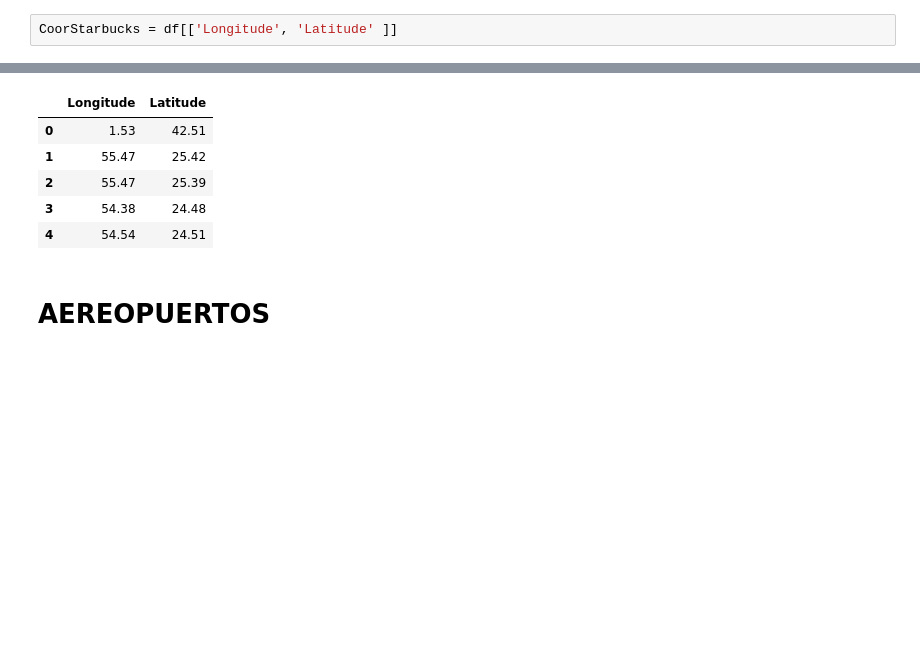
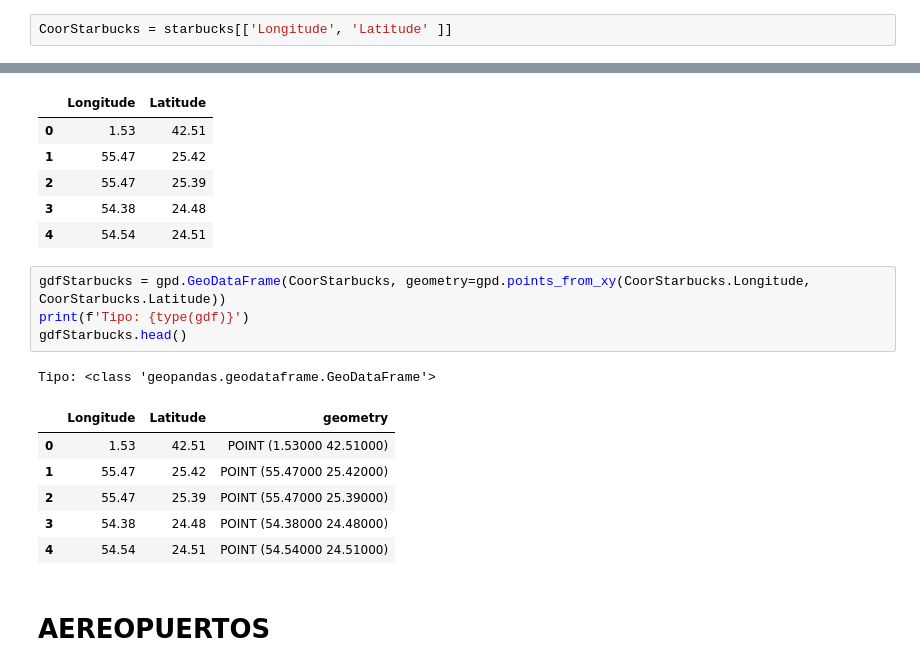
Before and after one commit to Bersuan/Proyecto-MongoDB, a Jupyter notebook: FilterStartups.ipynb, the cells around one changed output, grey strips where cells are left out. Saved outputs shown, nothing was run; the diff lists cells and outputs as text; blank space fills up the shorter version.

```diff
--- a/FilterStartups.ipynb
+++ b/FilterStartups.ipynb
@@ -186,7 +204,7 @@ starbucks.head()
 | 3 | Starbucks | 22126-218024 | Twofour 54 | Licensed | Al Salam Street | Abu Dhabi | AZ | AE | ... |
 | 4 | Starbucks | 17127-178586 | Al Ain Tower | Licensed | Khaldiya Area, Abu Dhabi Island | Abu Dhabi | AZ | AE | ... |
 # %%
-CoorStarbucks = df[['Longitude', 'Latitude' ]]
+CoorStarbucks = starbucks[['Longitude', 'Latitude' ]]
 # %%
 CoorStarbucks.head()
 # %% [output]
@@ -196,6 +214,18 @@ CoorStarbucks.head()
 | 2 | 55.47 | 25.39 |
 | 3 | 54.38 | 24.48 |
 | 4 | 54.54 | 24.51 |
+# %%
+gdfStarbucks = gpd.GeoDataFrame(CoorStarbucks, geometry=gpd.points_from_xy(CoorStarbucks.Longitude, CoorStarbucks.Latitude))
+print(f'Tipo: {type(gdf)}')
+gdfStarbucks.head()
+# %% [output]
+Tipo: <class 'geopandas.geodataframe.GeoDataFrame'>
+|  | Longitude | Latitude | geometry |
+| 0 | 1.53 | 42.51 | POINT (1.53000 42.51000) |
+| 1 | 55.47 | 25.42 | POINT (55.47000 25.42000) |
+| 2 | 55.47 | 25.39 | POINT (55.47000 25.39000) |
+| 3 | 54.38 | 24.48 | POINT (54.38000 24.48000) |
+| 4 | 54.54 | 24.51 | POINT (54.54000 24.51000) |
 # %% [markdown]
 # AEREOPUERTOS
 # %%
```
Also changed, not shown: parts of 14 cells of this notebook.
